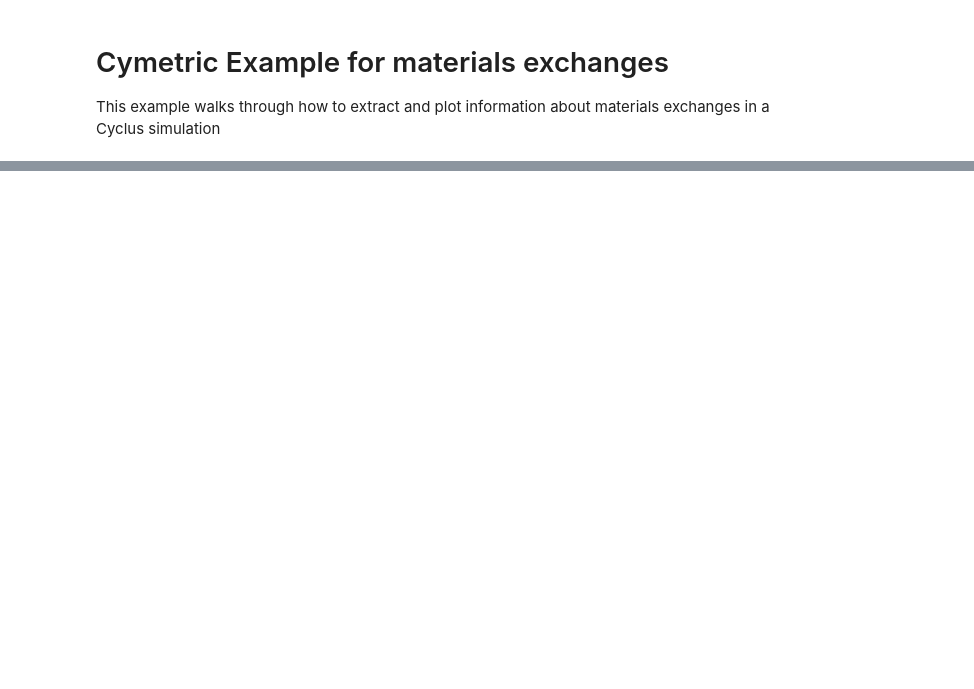
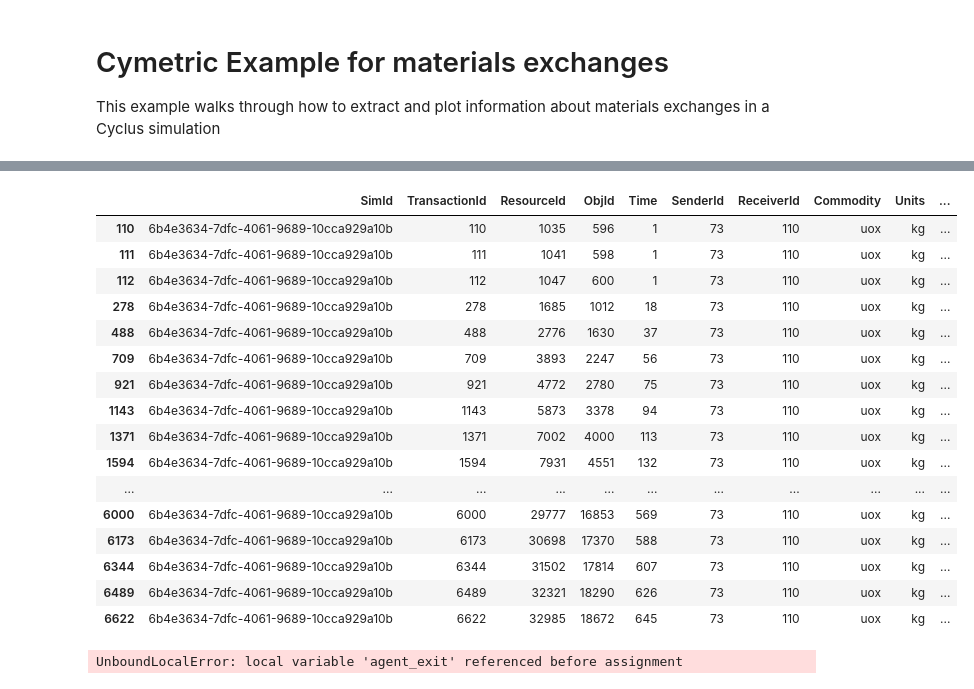
Before and after one commit to cyclus/cymetric, a Jupyter notebook: examples/materials_transactions.ipynb, the cells around one changed output, grey strips where cells are left out. Drawn from its saved outputs; the diff is of its cells as text; code cells hidden in the pictures; blank space fills up the shorter version.

```diff
--- a/examples/materials_transactions.ipynb
+++ b/examples/materials_transactions.ipynb
@@ -123,0 +123,24 @@ tq
+# %%
+uox
+# %% [output]
+|  | SimId | TransactionId | ResourceId | ObjId | Time | SenderId | ReceiverId | Commodity | Units | ... |
+| 110 | 6b4e3634-7dfc-4061-9689-10cca929a10b | 110 | 1035 | 596 | 1 | 73 | 110 | uox | kg | ... |
+| 111 | 6b4e3634-7dfc-4061-9689-10cca929a10b | 111 | 1041 | 598 | 1 | 73 | 110 | uox | kg | ... |
+| 112 | 6b4e3634-7dfc-4061-9689-10cca929a10b | 112 | 1047 | 600 | 1 | 73 | 110 | uox | kg | ... |
+| 278 | 6b4e3634-7dfc-4061-9689-10cca929a10b | 278 | 1685 | 1012 | 18 | 73 | 110 | uox | kg | ... |
+| 488 | 6b4e3634-7dfc-4061-9689-10cca929a10b | 488 | 2776 | 1630 | 37 | 73 | 110 | uox | kg | ... |
+| 709 | 6b4e3634-7dfc-4061-9689-10cca929a10b | 709 | 3893 | 2247 | 56 | 73 | 110 | uox | kg | ... |
+| 921 | 6b4e3634-7dfc-4061-9689-10cca929a10b | 921 | 4772 | 2780 | 75 | 73 | 110 | uox | kg | ... |
+| 1143 | 6b4e3634-7dfc-4061-9689-10cca929a10b | 1143 | 5873 | 3378 | 94 | 73 | 110 | uox | kg | ... |
+| 1371 | 6b4e3634-7dfc-4061-9689-10cca929a10b | 1371 | 7002 | 4000 | 113 | 73 | 110 | uox | kg | ... |
+| 1594 | 6b4e3634-7dfc-4061-9689-10cca929a10b | 1594 | 7931 | 4551 | 132 | 73 | 110 | uox | kg | ... |
+| ... | ... | ... | ... | ... | ... | ... | ... | ... | ... | ... |
+| 6000 | 6b4e3634-7dfc-4061-9689-10cca929a10b | 6000 | 29777 | 16853 | 569 | 73 | 110 | uox | kg | ... |
+| 6173 | 6b4e3634-7dfc-4061-9689-10cca929a10b | 6173 | 30698 | 17370 | 588 | 73 | 110 | uox | kg | ... |
+| 6344 | 6b4e3634-7dfc-4061-9689-10cca929a10b | 6344 | 31502 | 17814 | 607 | 73 | 110 | uox | kg | ... |
+| 6489 | 6b4e3634-7dfc-4061-9689-10cca929a10b | 6489 | 32321 | 18290 | 626 | 73 | 110 | uox | kg | ... |
+| 6622 | 6b4e3634-7dfc-4061-9689-10cca929a10b | 6622 | 32985 | 18672 | 645 | 73 | 110 | uox | kg | ... |
+# %%
+evaler.eval('Agents')
+# %% [output]
+UnboundLocalError: local variable 'agent_exit' referenced before assignment
```
Also changed, not shown: parts of 20 cells of this notebook, 2 other files.
